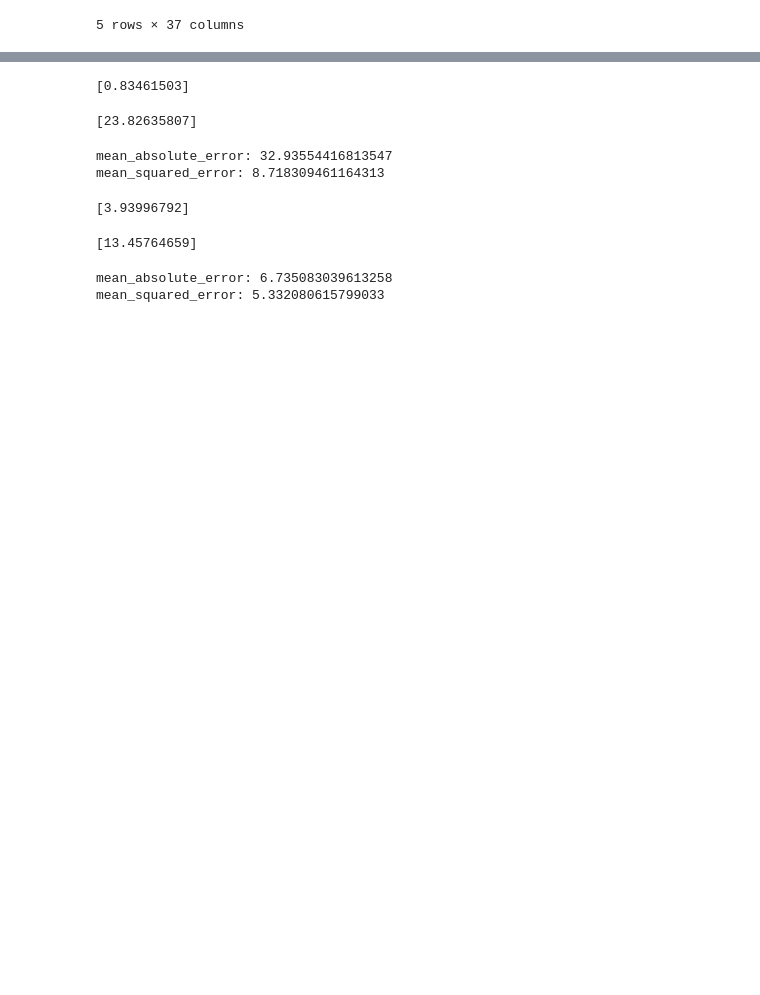
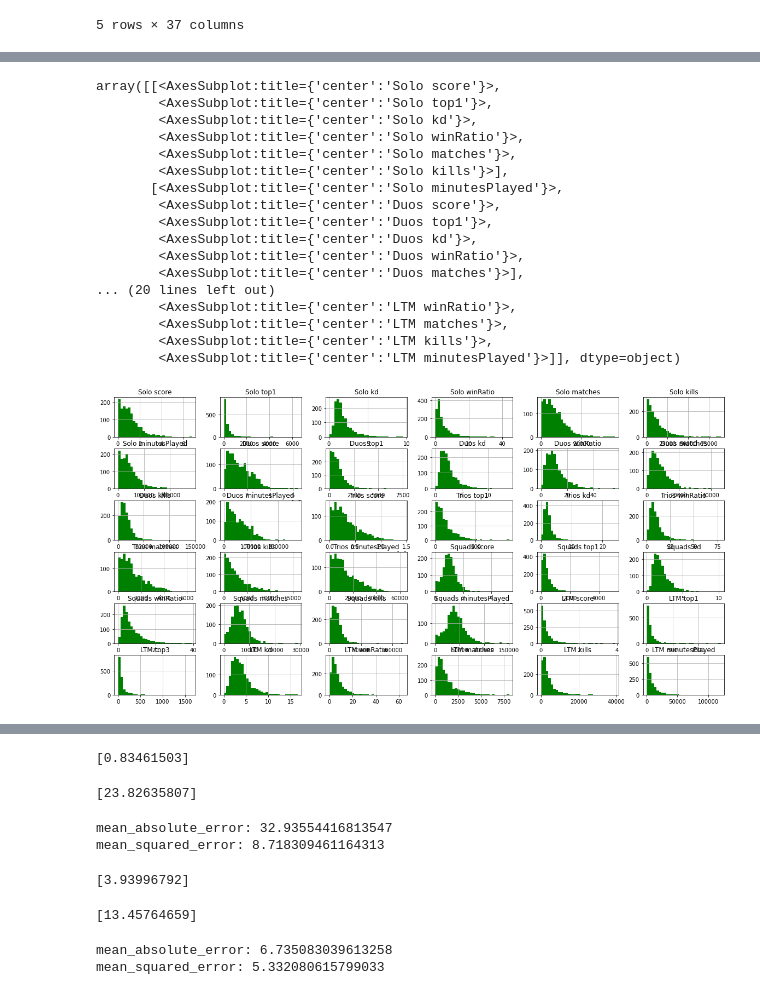
Before and after one commit to MatyasGreff/cml-project-sem3, a Jupyter notebook: fortnite.ipynb, the cells around one changed output, grey strips where cells are left out. Cells and saved outputs as stored; diff of their text form; code cells hidden in the pictures; blank space fills up the shorter version.

```diff
--- a/fortnite.ipynb
+++ b/fortnite.ipynb
@@ -20,3 +99,25 @@ data.head()
+# %%
+# Histogram Plotting (Data Distribution), this will help to understand the data per column
+data.hist(bins = 30, figsize = (20,10), color = 'g')
+# %% [output]
+array([[<AxesSubplot:title={'center':'Solo score'}>,
+        <AxesSubplot:title={'center':'Solo top1'}>,
+        <AxesSubplot:title={'center':'Solo kd'}>,
+        <AxesSubplot:title={'center':'Solo winRatio'}>,
+        <AxesSubplot:title={'center':'Solo matches'}>,
+        <AxesSubplot:title={'center':'Solo kills'}>],
+       [<AxesSubplot:title={'center':'Solo minutesPlayed'}>,
+        <AxesSubplot:title={'center':'Duos score'}>,
+        <AxesSubplot:title={'center':'Duos top1'}>,
+        <AxesSubplot:title={'center':'Duos kd'}>,
+        <AxesSubplot:title={'center':'Duos winRatio'}>,
+        <AxesSubplot:title={'center':'Duos matches'}>],
+... (20 lines left out)
+        <AxesSubplot:title={'center':'LTM winRatio'}>,
+        <AxesSubplot:title={'center':'LTM matches'}>,
+        <AxesSubplot:title={'center':'LTM kills'}>,
+        <AxesSubplot:title={'center':'LTM minutesPlayed'}>]], dtype=object)
+[figure, added]
 # %%
 # Scipy’s Linear Regression
 # Undertanding if there are predictin errors
```
Also changed, not shown: parts of 13 cells of this notebook, 2 other files.
